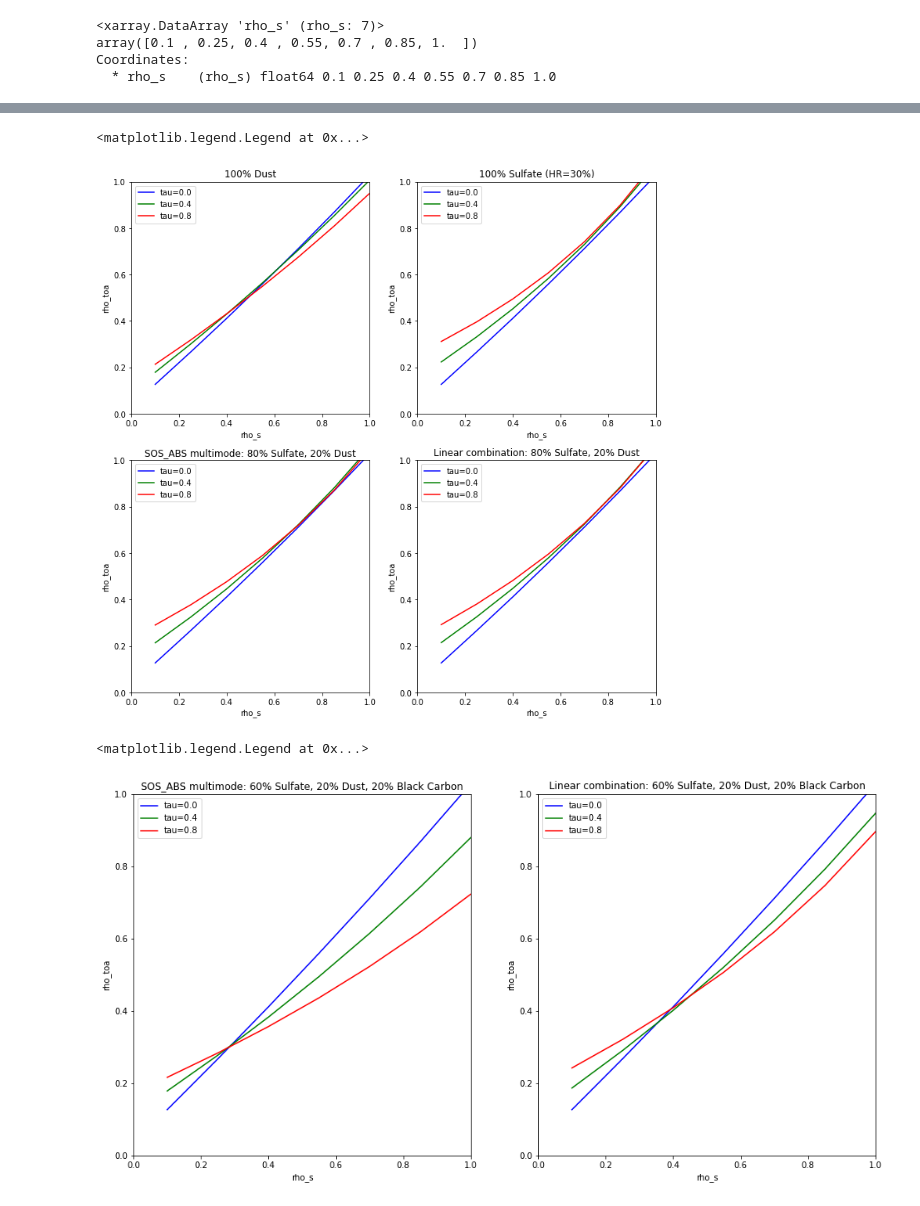
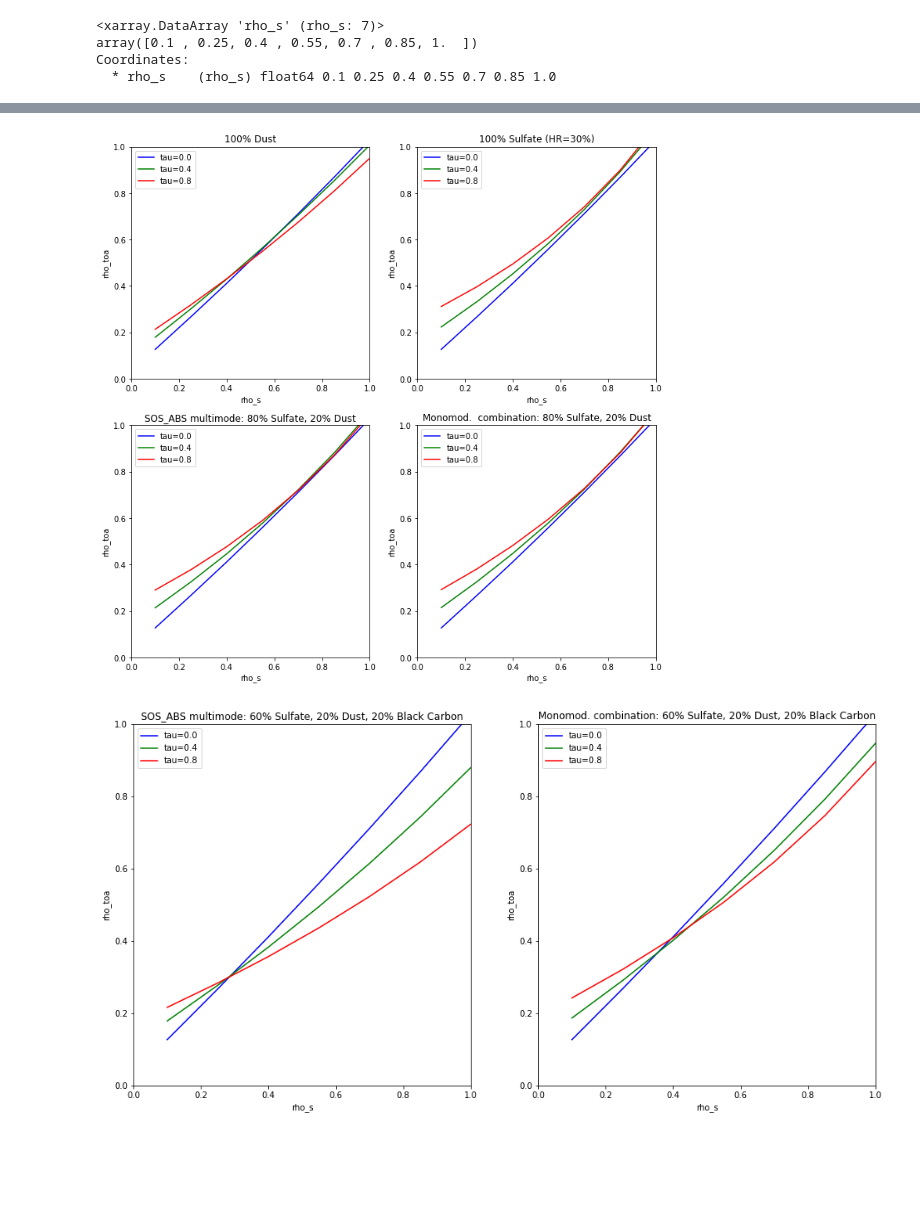
Before and after one commit to jerome-colin/multimode_aer, a Jupyter notebook: visu.ipynb, the cells around one changed output, grey strips where cells are left out. Drawn from its saved outputs; the diff is of its cells as text; code cells hidden in the pictures; blank space fills up the shorter version.

```diff
--- a/visu.ipynb
+++ b/visu.ipynb
@@ -84,36 +85,37 @@ axs[0, 0].legend()
 
 axs[0, 1].set_title('100% Sulfate (HR=30%)')
 axs[0, 1].set_xlabel('rho_s')
 axs[0, 1].set_ylabel('rho_toa')
 axs[0, 1].set_xlim(xval1,xval2)
 axs[0, 1].set_ylim(yval1,yval2)
 axs[0, 1].plot(da.coords['rho_s'], da.sel(model="sulfate_hr30_only_550nm", tau=0), 'b', label="tau=0.0")
 axs[0, 1].plot(da.coords['rho_s'], da.sel(model="sulfate_hr30_only_550nm", tau=0.4), 'g', label="tau=0.4")
 axs[0, 1].plot(da.coords['rho_s'], da.sel(model="sulfate_hr30_only_550nm", tau=0.8), 'r', label="tau=0.8")
 axs[0, 1].legend()
 
 axs[1, 0].set_title('SOS_ABS multimode: 80% Sulfate, 20% Dust')
 axs[1, 0].set_xlabel('rho_s')
 axs[1, 0].set_ylabel('rho_toa')
 axs[1, 0].set_xlim(xval1,xval2)
 axs[1, 0].set_ylim(yval1,yval2)
 axs[1, 0].plot(da.coords['rho_s'], da.sel(model="sulfate_hr30_80_dust_20_550nm", tau=0), 'b', label="tau=0.0")
 axs[1, 0].plot(da.coords['rho_s'], da.sel(model="sulfate_hr30_80_dust_20_550nm", tau=0.4), 'g', label="tau=0.4")
 axs[1, 0].plot(da.coords['rho_s'], da.sel(model="sulfate_hr30_80_dust_20_550nm", tau=0.8), 'r', label="tau=0.8")
 axs[1, 0].legend()
 
-axs[1, 1].set_title('Linear combination: 80% Sulfate, 20% Dust')
+axs[1, 1].set_title('Monomod.  combination: 80% Sulfate, 20% Dust')
 axs[1, 1].set_xlabel('rho_s')
 axs[1, 1].set_ylabel('rho_toa')
 axs[1, 1].set_xlim(xval1,xval2)
 axs[1, 1].set_ylim(yval1,yval2)
 axs[1, 1].plot(da.coords['rho_s'], lin_sulfate_hr30_80_dust_20_550nm.sel(tau=0), 'b', label="tau=0.0")
 axs[1, 1].plot(da.coords['rho_s'], lin_sulfate_hr30_80_dust_20_550nm.sel(tau=0.4), 'g', label="tau=0.4")
 axs[1, 1].plot(da.coords['rho_s'], lin_sulfate_hr30_80_dust_20_550nm.sel(tau=0.8), 'r', label="tau=0.8")
 axs[1, 1].legend()
+
+pl.savefig("sulfate_hr30_80_dust_20_550nm.png", transparent=False)
 # %% [output]
-<matplotlib.legend.Legend at 0x...>
-[figure, old version]
+[figure, new version]
 # %%
 lin_sulfate_hr30_60_dust_20_bc_20_550nm = da.sel(model="sulfate_hr30_only_550nm")*0.6 + da.sel(model="dust_only_550nm")*0.2 + da.sel(model="bc_only_550nm")*0.2
 
@@ -134,7 +136,7 @@ axs[0].plot(da.coords['rho_s'], da.sel(model="sulfate_hr30_60_dust_20_bc_20_550n
 axs[0].plot(da.coords['rho_s'], da.sel(model="sulfate_hr30_60_dust_20_bc_20_550nm", tau=0.8), 'r', label="tau=0.8")
 axs[0].legend()
 
-axs[1].set_title('Linear combination: 60% Sulfate, 20% Dust, 20% Black Carbon')
+axs[1].set_title('Monomod. combination: 60% Sulfate, 20% Dust, 20% Black Carbon')
 axs[1].set_xlabel('rho_s')
 axs[1].set_ylabel('rho_toa')
 axs[1].set_xlim(xval1,xval2)
@@ -143,6 +145,7 @@ axs[1].plot(da.coords['rho_s'], lin_sulfate_hr30_60_dust_20_bc_20_550nm.sel(tau=
 axs[1].plot(da.coords['rho_s'], lin_sulfate_hr30_60_dust_20_bc_20_550nm.sel(tau=0.4), 'g', label="tau=0.4")
 axs[1].plot(da.coords['rho_s'], lin_sulfate_hr30_60_dust_20_bc_20_550nm.sel(tau=0.8), 'r', label="tau=0.8")
 axs[1].legend()
+
+pl.savefig("sulfate_hr30_60_dust_20_bc_20_550nm.png")
 # %% [output]
-<matplotlib.legend.Legend at 0x...>
-[figure, old version]
+[figure, new version]
```
Also changed, not shown: parts of 5 cells of this notebook, 2 other files.
